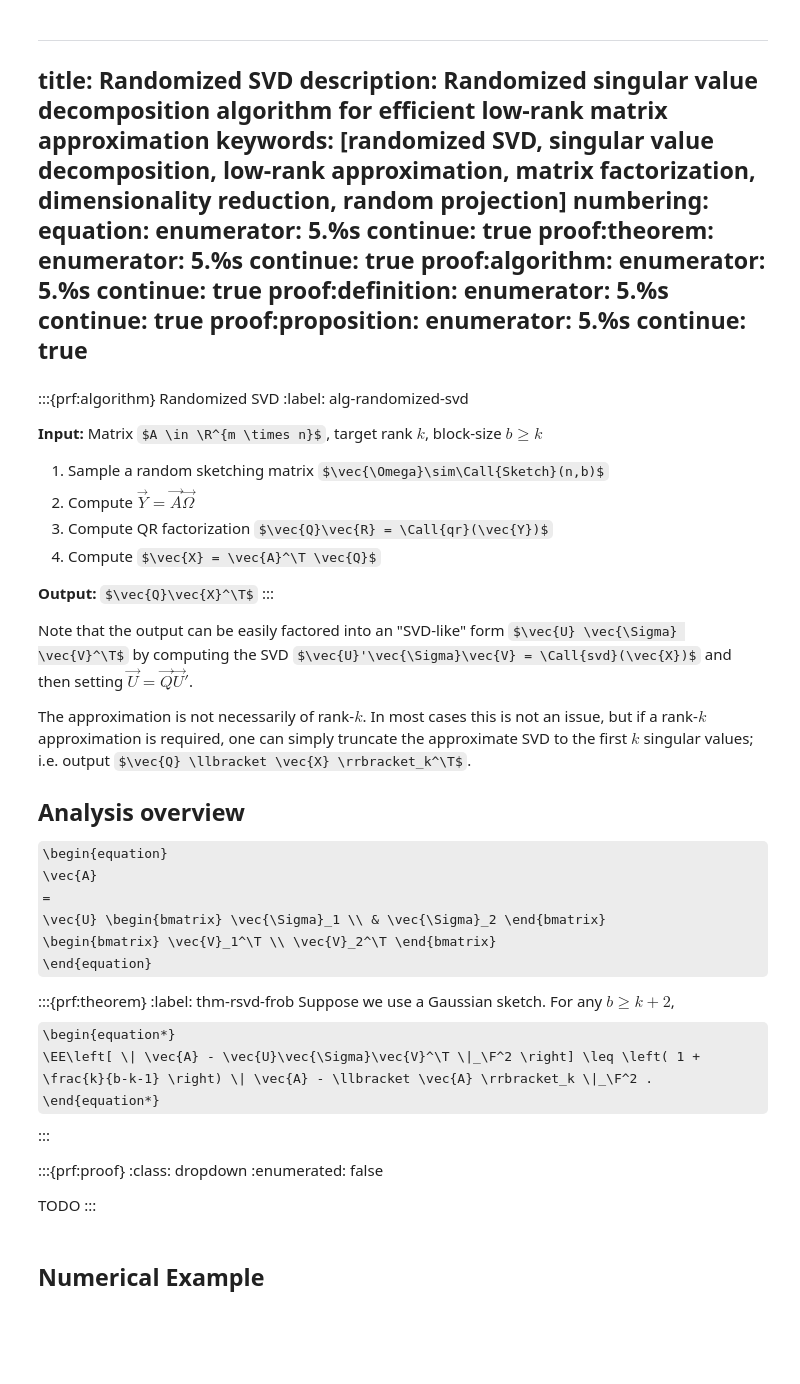
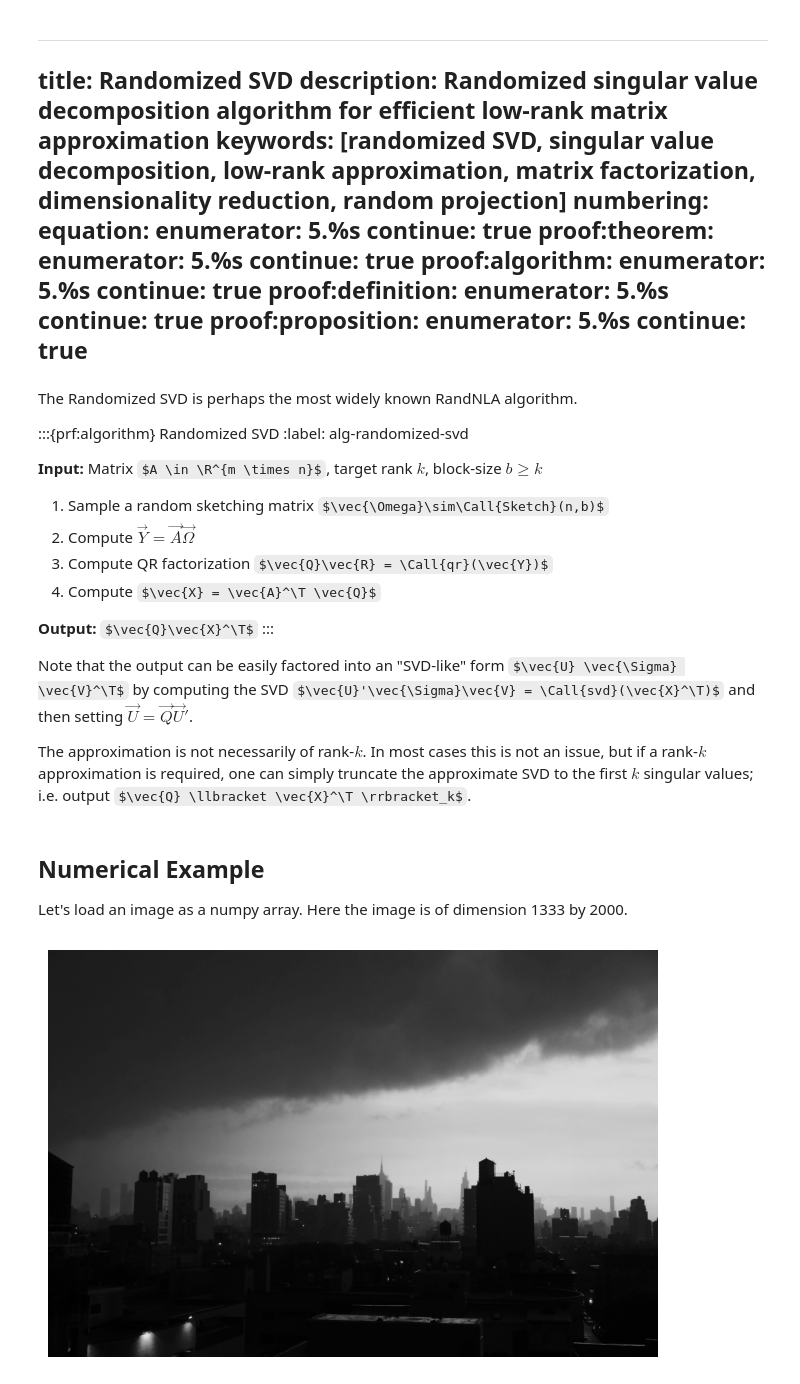
Before and after one commit to tchen-research/RandNLA, a Jupyter notebook: 05-Low-Rank-Approximation/randomized-svd.ipynb, the cells around one changed output. Drawn from its saved outputs; the diff is of its cells as text; code cells hidden in the pictures; some formulas as TeX source; blank space fills up the shorter version.

```diff
--- a/05-Low-Rank-Approximation/randomized-svd.ipynb
+++ b/05-Low-Rank-Approximation/randomized-svd.ipynb
@@ -21,6 +21,8 @@ numbering:
     continue: true
 ---
 # %% [markdown]
+The Randomized SVD is perhaps the most widely known RandNLA algorithm.
+
 :::{prf:algorithm} Randomized SVD
 :label: alg-randomized-svd
 
@@ -34,36 +36,6 @@ numbering:
 **Output:** $\vec{Q}\vec{X}^\T$
 :::
 
-Note that the output can be easily factored into an "SVD-like" form $\vec{U} \vec{\Sigma} \vec{V}^\T$ by computing the SVD $\vec{U}'\vec{\Sigma}\vec{V} = \Call{svd}(\vec{X})$ and then setting $\vec{U} = \vec{Q}\vec{U}'$.
+Note that the output can be easily factored into an "SVD-like" form $\vec{U} \vec{\Sigma} \vec{V}^\T$ by computing the SVD $\vec{U}'\vec{\Sigma}\vec{V} = \Call{svd}(\vec{X}^\T)$ and then setting $\vec{U} = \vec{Q}\vec{U}'$.
 
-The approximation is not necessarily of rank-$k$. In most cases this is not an issue, but if a rank-$k$ approximation is required, one can simply truncate the approximate SVD to the first $k$ singular values; i.e. output $\vec{Q} \llbracket \vec{X} \rrbracket_k^\T$.
-
-
-## Analysis overview
-
-
-\begin{equation}
-\vec{A}
-=
-\vec{U} \begin{bmatrix} \vec{\Sigma}_1 \\ & \vec{\Sigma}_2 \end{bmatrix}
-\begin{bmatrix} \vec{V}_1^\T \\ \vec{V}_2^\T \end{bmatrix}
-\end{equation}
-
-
-:::{prf:theorem}
-:label: thm-rsvd-frob
-Suppose we use a Gaussian sketch.
-For any $b\geq k+2$,
-\begin{equation*}
-\EE\left[ \| \vec{A} - \vec{U}\vec{\Sigma}\vec{V}^\T \|_\F^2 \right] \leq \left( 1 + \frac{k}{b-k-1} \right) \| \vec{A} - \llbracket \vec{A} \rrbracket_k \|_\F^2 .
-\end{equation*}
-:::
-
-:::{prf:proof}
-:class: dropdown
-:enumerated: false
-
-TODO
-:::
+The approximation is not necessarily of rank-$k$. In most cases this is not an issue, but if a rank-$k$ approximation is required, one can simply truncate the approximate SVD to the first $k$ singular values; i.e. output $\vec{Q} \llbracket \vec{X}^\T \rrbracket_k$.
-# %% [markdown]
-## Numerical Example
@@ -69,0 +56,5 @@ TODO
+# %% [markdown]
+## Numerical Example
+
+Let's load an image as a numpy array.
+Here the image is of dimension 1333 by 2000.
@@ -69,0 +72,9 @@ TODO
+# %%
+raw_image = plt.imread('nyc.jpg')
+A = np.mean(raw_image,axis=-1) # get greyscale image
+n,d = A.shape
+plt.imshow(A,cmap='gray')
+plt.axis('off')
+plt.tight_layout()
+# %% [output]
+[figure, added]
```
Also changed, not shown: parts of 9 cells of this notebook, 19 other files.
